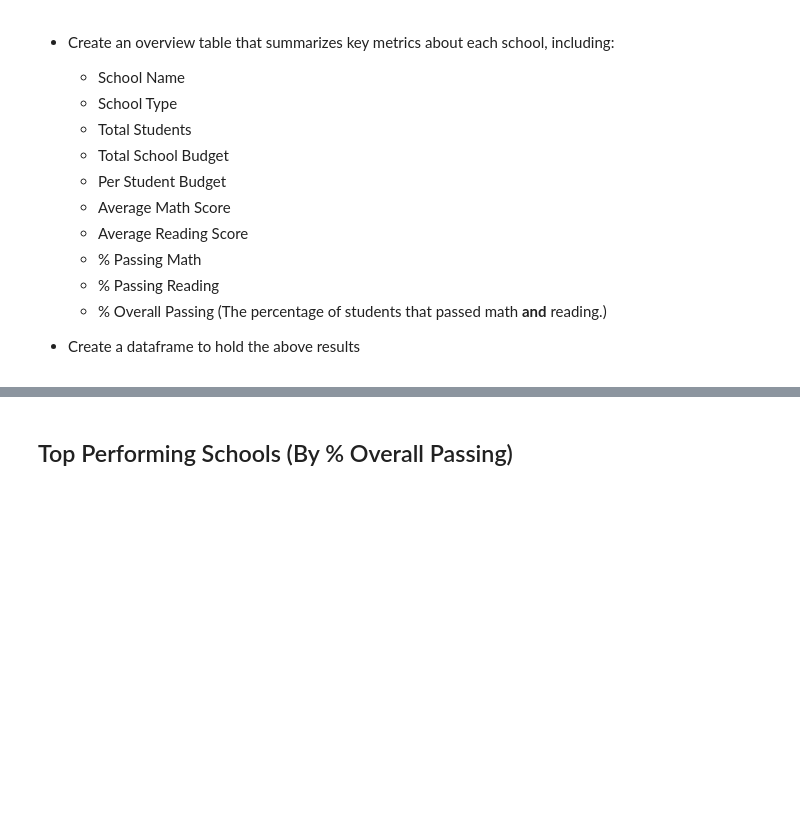
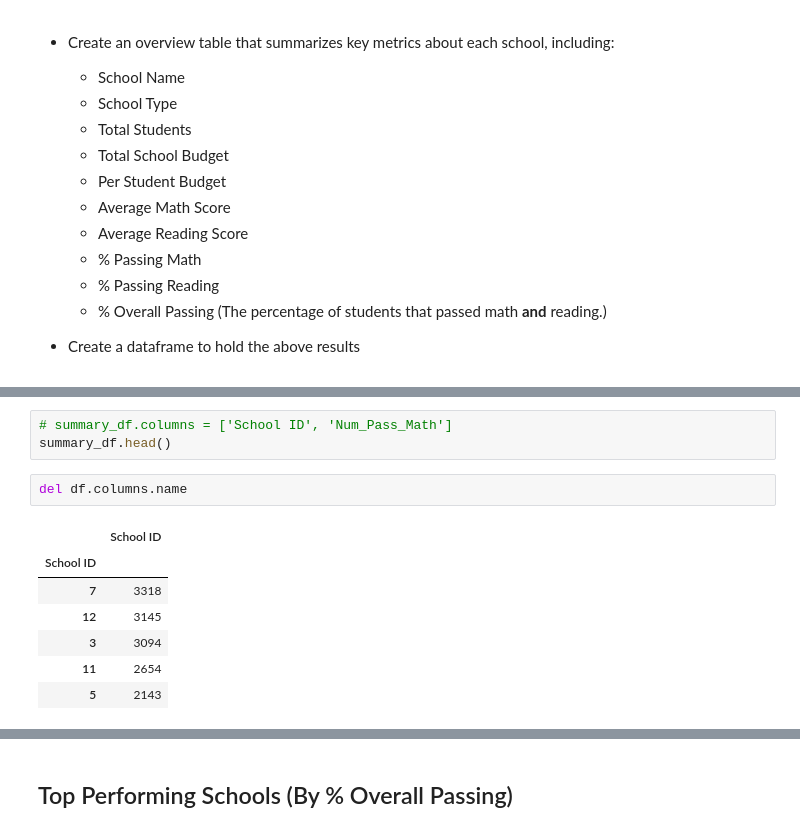
Before and after one commit to kmoravec14/pandas-challenge, a Jupyter notebook: PyCitySchools/PyCitySchools_starter.ipynb, the cells around one changed output, grey strips where cells are left out. Drawn from its saved outputs; the diff is of its cells as text; blank space fills up the shorter version.

```diff
--- a/PyCitySchools/PyCitySchools_starter.ipynb
+++ b/PyCitySchools/PyCitySchools_starter.ipynb
@@ -151,0 +192,13 @@ PyCity_Schools_Summary_df
+# %%
+# summary_df.columns = ['School ID', 'Num_Pass_Math']
+summary_df.head()
+# %%
+del df.columns.name
+# %% [output]
+|  | School ID |
+| School ID |  |
+| 7 | 3318 |
+| 12 | 3145 |
+| 3 | 3094 |
+| 11 | 2654 |
+| 5 | 2143 |
```
Also changed, not shown: parts of 12 cells of this notebook, 2 other files.
